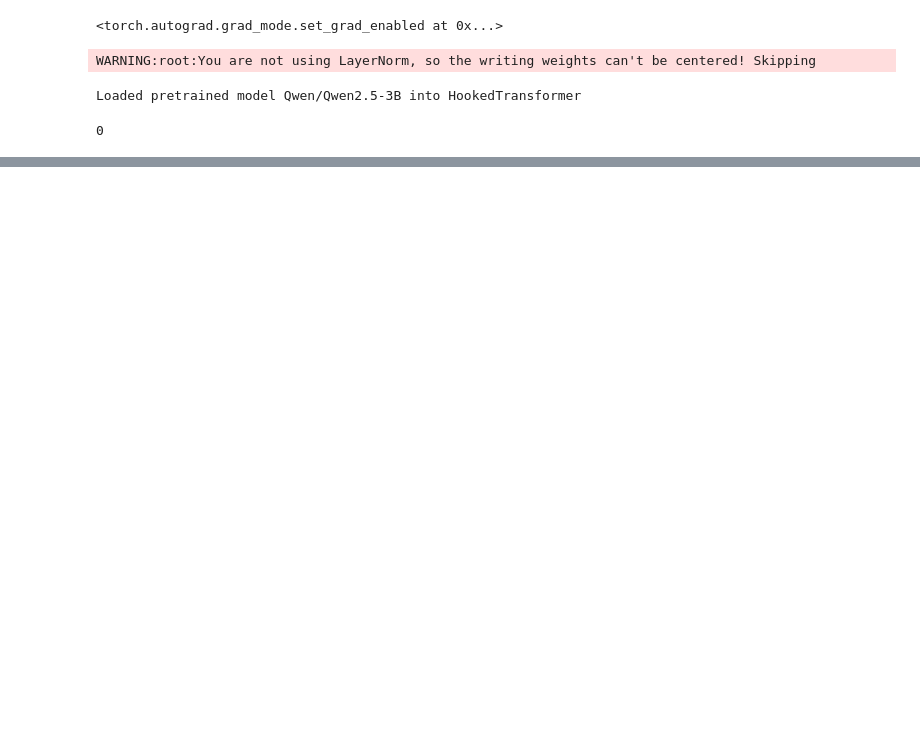
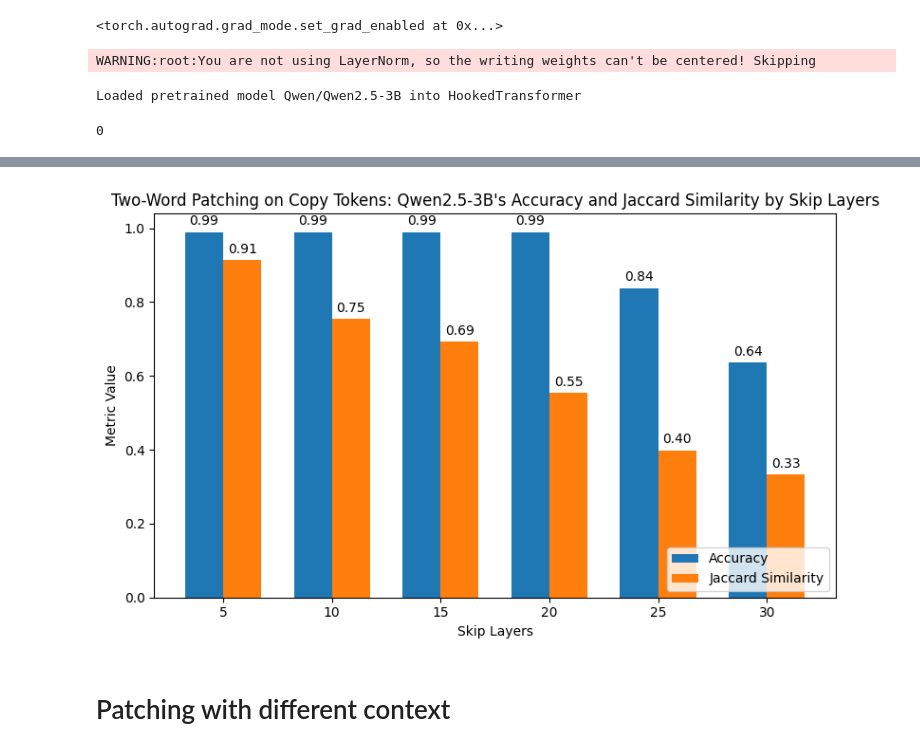
Before and after one commit to phusroyal/CopyMech, a Jupyter notebook: gec_tflens_2patch.ipynb, the cells around one changed output, grey strips where cells are left out. Drawn from its saved outputs; the diff is of its cells as text; code cells hidden in the pictures; blank space fills up the shorter version.

```diff
--- a/gec_tflens_2patch.ipynb
+++ b/gec_tflens_2patch.ipynb
@@ -497,0 +655,16 @@ plot_skip_layer_metrics(skip_layers, accuracy3, jaccard_similarity, model_name="
+# %%
+seed = 5
+extra_steps = 5
+max_steps = 1024
+k=100
+seed_everything(seed)
+
+ns = [5]
+skip_up_to = [5, 10, 15, 20, 25, 30]
+info_lst = {}
+for n in ns:
+    info_lst[n] = {}
+    for skip in skip_up_to:
+        info_lst[n][skip] = {}
+        outputs = ngram(n, model, skip, max_steps, extra_steps, k, edited_sents)
+        print("-----------------------------------")
@@ -497,0 +714,59 @@ plot_skip_layer_metrics(skip_layers, accuracy3, jaccard_similarity, model_name="
+# %%
+text = '''
+n-gram:  5
+Skip layers:  5
+ 13%|█▎        | 673/5000 [00:11<01:13, 58.77it/s]
+Avg jaccard similarity:  0.9141876713077849
+Avg accuracy 2:  0.98989898989899
+Avg accuracy 3:  0.98989898989899
+#Sample:  99
+-----------------------------------
+n-gram:  5
+Skip layers:  10
+ 13%|█▎        | 673/5000 [00:11<01:14, 58.26it/s]
+Avg jaccard similarity:  0.7537134065709896
+Avg accuracy 2:  0.98989898989899
+Avg accuracy 3:  0.98989898989899
+#Sample:  99
+-----------------------------------
+n-gram:  5
+Skip layers:  15
+ 13%|█▎        | 673/5000 [00:11<01:15, 57.32it/s]
+Avg jaccard similarity:  0.6934115755982702
+Avg accuracy 2:  0.98989898989899
+Avg accuracy 3:  0.98989898989899
+#Sample:  99
+-----------------------------------
+n-gram:  5
+Skip layers:  20
+ 13%|█▎        | 673/5000 [00:11<01:15, 57.32it/s]
+Avg jaccard similarity:  0.5543953562883162
+Avg accuracy 2:  0.98989898989899
+Avg accuracy 3:  0.98989898989899
+#Sample:  99
+-----------------------------------
+n-gram:  5
+Skip layers:  25
+ 13%|█▎        | 673/5000 [00:11<01:16, 56.66it/s]
+Avg jaccard similarity:  0.39878219442139456
+Avg accuracy 2:  0.8383838383838383
+Avg accuracy 3:  0.8383838383838383
+#Sample:  99
+-----------------------------------
+n-gram:  5
+Skip layers:  30
+ 13%|█▎        | 673/5000 [00:11<01:15, 57.16it/s]Avg jaccard similarity:  0.332431145626506
+Avg accuracy 2:  0.6363636363636364
+Avg accuracy 3:  0.6363636363636364
+#Sample:  99
+-----------------------------------
+'''
+accuracy3, jaccard_similarity = extract_metrics(text)
+# Example data based on the results:
+skip_layers = [5, 10, 15, 20, 25, 30]
+
+plot_skip_layer_metrics(skip_layers, accuracy3, jaccard_similarity, model_name="Qwen2.5-3B", schema="Two-Word Patching on Copy Tokens")
+# %% [output]
+[figure, added]
+# %% [markdown]
+# Patching with different context
```
Also changed, not shown: parts of 18 cells of this notebook, 5 other files.
